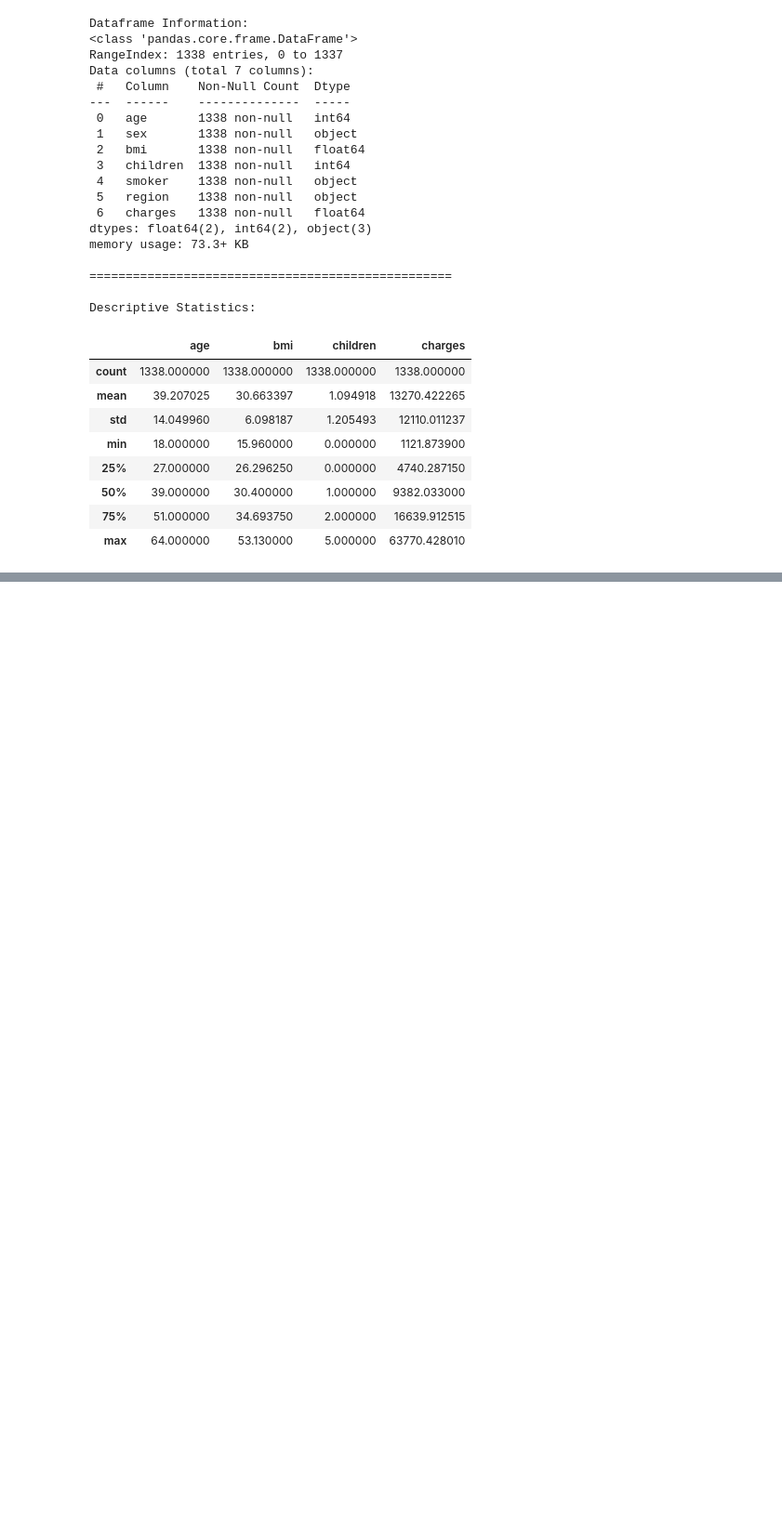
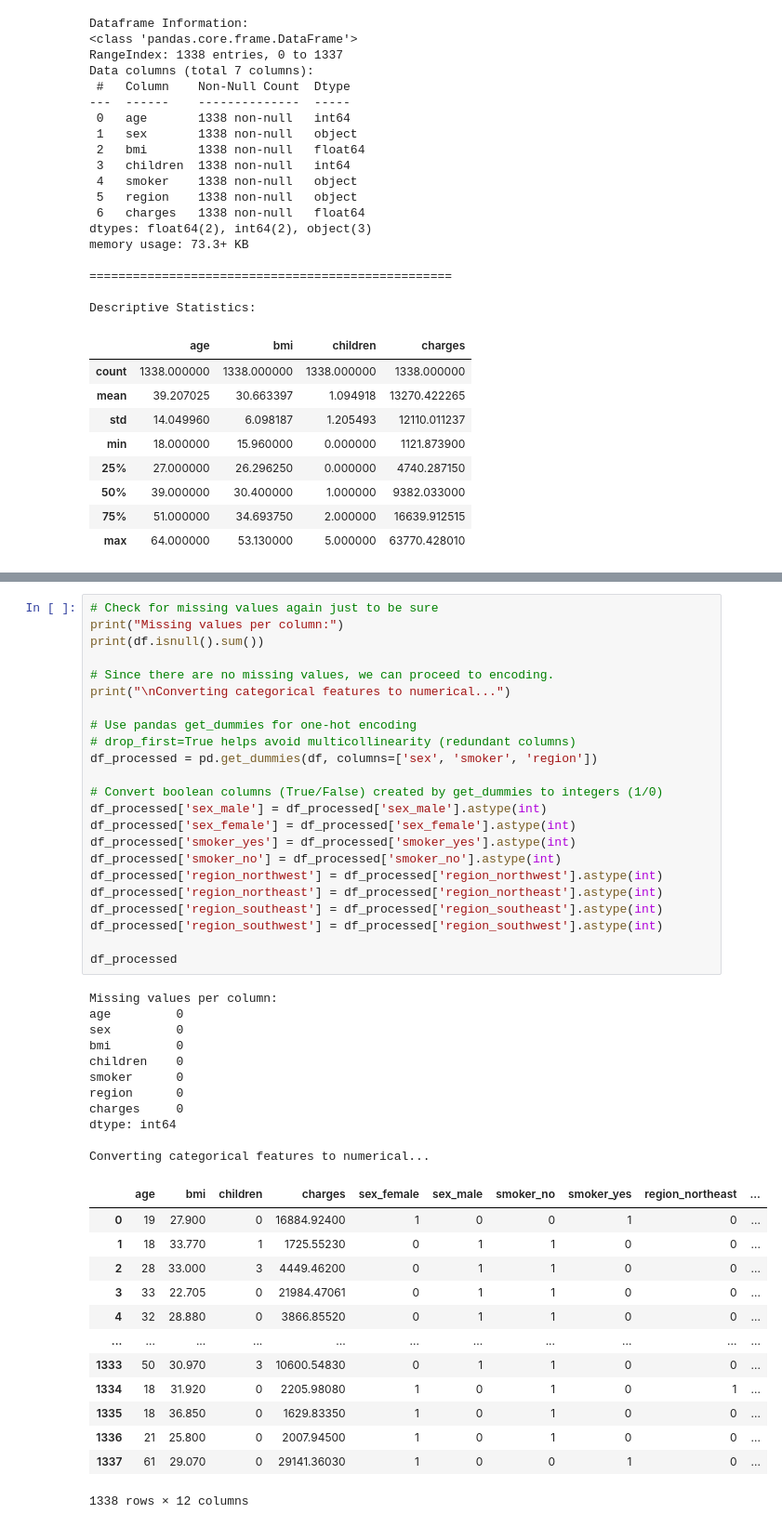
Before and after one commit to kotharisoumil/Medical-Cost-Regression-Project, a Jupyter notebook: MedicalCost.ipynb, the cells around one changed output, grey strips where cells are left out. Shown: that part at 93% size. Saved outputs shown, nothing was run; the diff lists cells and outputs as text; blank space fills up the shorter version.

```diff
--- a/MedicalCost.ipynb
+++ b/MedicalCost.ipynb
@@ -65,0 +125,48 @@ Descriptive Statistics:
+# %%
+# Check for missing values again just to be sure
+print("Missing values per column:")
+print(df.isnull().sum())
+
+# Since there are no missing values, we can proceed to encoding.
+print("\nConverting categorical features to numerical...")
+
+# Use pandas get_dummies for one-hot encoding
+# drop_first=True helps avoid multicollinearity (redundant columns)
+df_processed = pd.get_dummies(df, columns=['sex', 'smoker', 'region'])
+
+# Convert boolean columns (True/False) created by get_dummies to integers (1/0)
+df_processed['sex_male'] = df_processed['sex_male'].astype(int)
+df_processed['sex_female'] = df_processed['sex_female'].astype(int)
+df_processed['smoker_yes'] = df_processed['smoker_yes'].astype(int)
+df_processed['smoker_no'] = df_processed['smoker_no'].astype(int)
+df_processed['region_northwest'] = df_processed['region_northwest'].astype(int)
+df_processed['region_northeast'] = df_processed['region_northeast'].astype(int)
+df_processed['region_southeast'] = df_processed['region_southeast'].astype(int)
+df_processed['region_southwest'] = df_processed['region_southwest'].astype(int)
+
+df_processed
+# %% [output]
+Missing values per column:
+age         0
+sex         0
+bmi         0
+children    0
+smoker      0
+region      0
+charges     0
+dtype: int64
+
+Converting categorical features to numerical...
+|  | age | bmi | children | charges | sex_female | sex_male | smoker_no | smoker_yes | region_northeast | ... |
+| 0 | 19 | 27.900 | 0 | 16884.92400 | 1 | 0 | 0 | 1 | 0 | ... |
+| 1 | 18 | 33.770 | 1 | 1725.55230 | 0 | 1 | 1 | 0 | 0 | ... |
+| 2 | 28 | 33.000 | 3 | 4449.46200 | 0 | 1 | 1 | 0 | 0 | ... |
+| 3 | 33 | 22.705 | 0 | 21984.47061 | 0 | 1 | 1 | 0 | 0 | ... |
+| 4 | 32 | 28.880 | 0 | 3866.85520 | 0 | 1 | 1 | 0 | 0 | ... |
+| ... | ... | ... | ... | ... | ... | ... | ... | ... | ... | ... |
+| 1333 | 50 | 30.970 | 3 | 10600.54830 | 0 | 1 | 1 | 0 | 0 | ... |
+| 1334 | 18 | 31.920 | 0 | 2205.98080 | 1 | 0 | 1 | 0 | 1 | ... |
+| 1335 | 18 | 36.850 | 0 | 1629.83350 | 1 | 0 | 1 | 0 | 0 | ... |
+| 1336 | 21 | 25.800 | 0 | 2007.94500 | 1 | 0 | 1 | 0 | 0 | ... |
+| 1337 | 61 | 29.070 | 0 | 29141.36030 | 1 | 0 | 0 | 1 | 0 | ... |
+1338 rows × 12 columns
```
Also changed, not shown: parts of 6 cells of this notebook.
